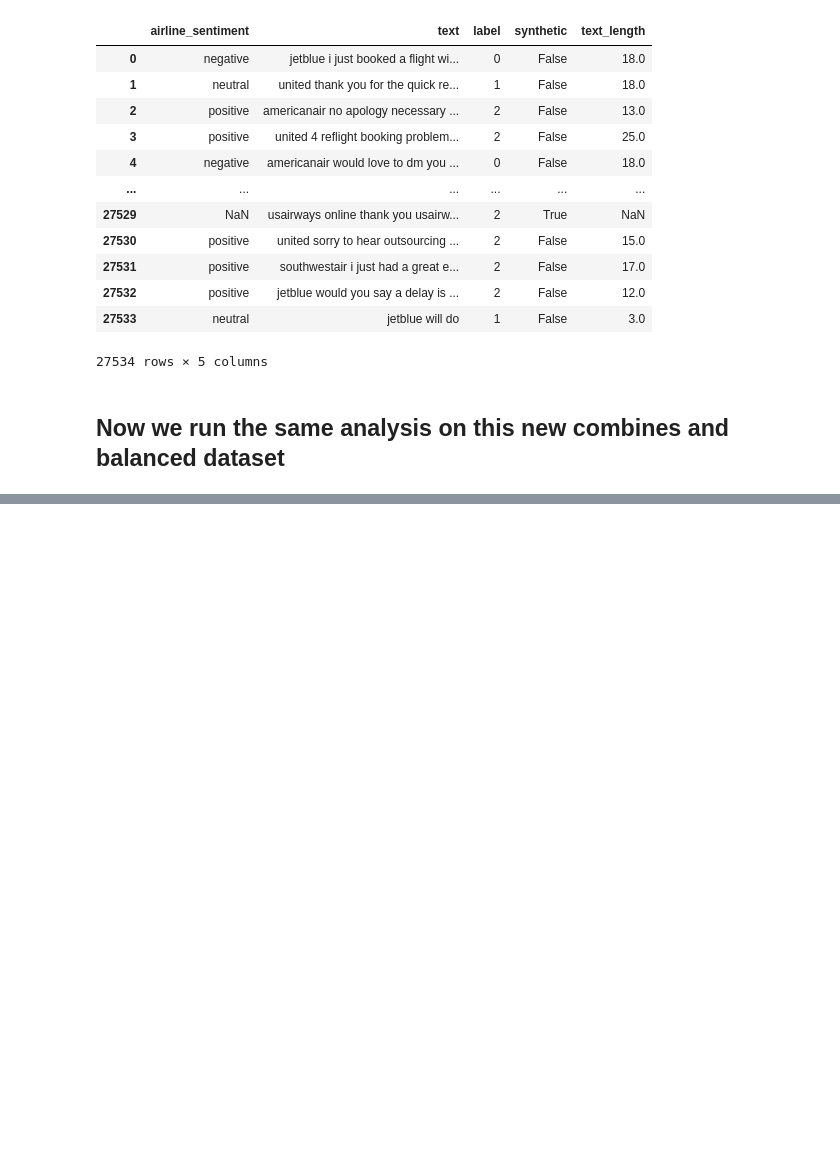
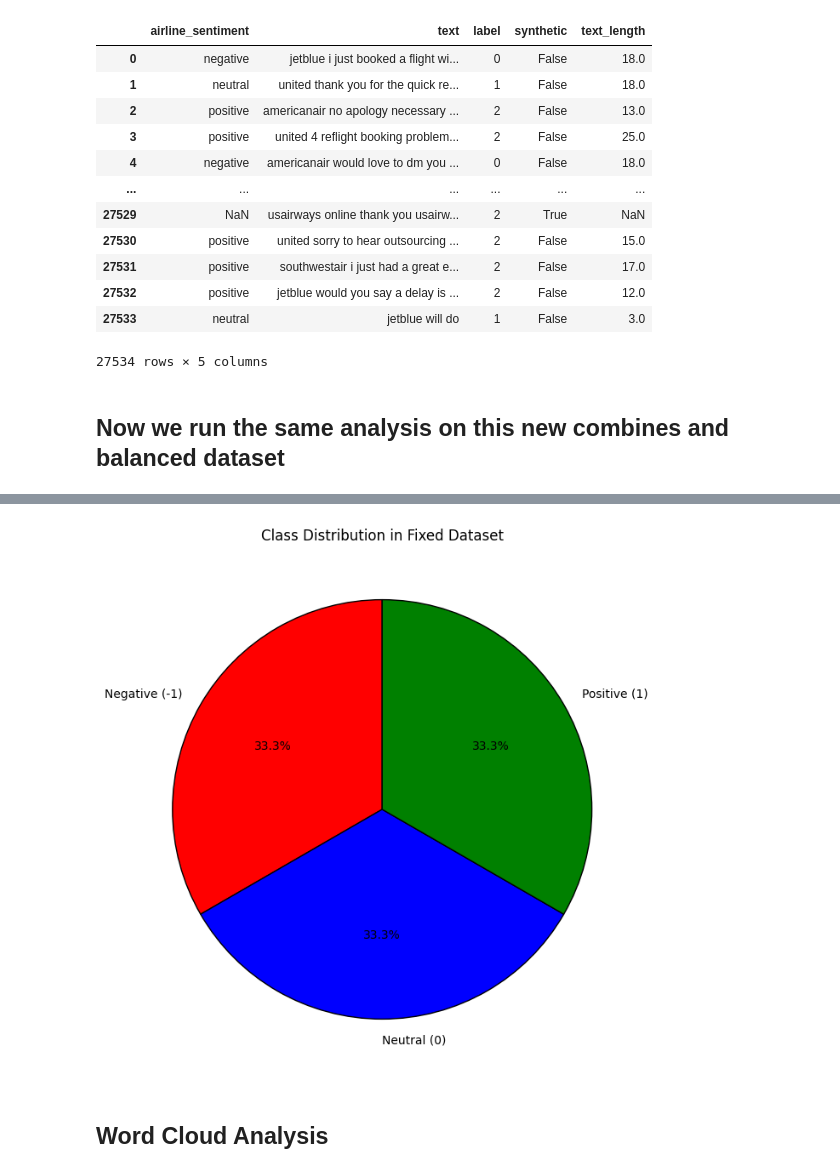
Before and after one commit to AllanJosh/akj, a Jupyter notebook: DATA_AUGMENTATION.ipynb, the cells around one changed output, grey strips where cells are left out. Saved outputs shown, nothing was run; the diff lists cells and outputs as text; code cells hidden in the pictures; blank space fills up the shorter version.

```diff
--- a/DATA_AUGMENTATION.ipynb
+++ b/DATA_AUGMENTATION.ipynb
@@ -589,2 +614,19 @@ fixed_df
+# %%
+# Pie Chart for Class Distribution
+plt.figure(figsize=(8, 8))
+fixed_df['label'].value_counts().plot.pie(
+    autopct='%1.1f%%',
+    startangle=90,
+    colors=['red', 'blue', 'green'],
+    labels=['Negative (-1)', 'Neutral (0)', 'Positive (1)'],
+    wedgeprops={'edgecolor': 'black'}
+)
+plt.title("Class Distribution in Fixed Dataset")
+plt.ylabel("")  # Remove y-label for better visualization
+plt.show()
+# %% [output]
+[figure, added]
+# %% [markdown]
+## Word Cloud Analysis
 # %%
 
```
Also changed, not shown: parts of 8 cells of this notebook.
